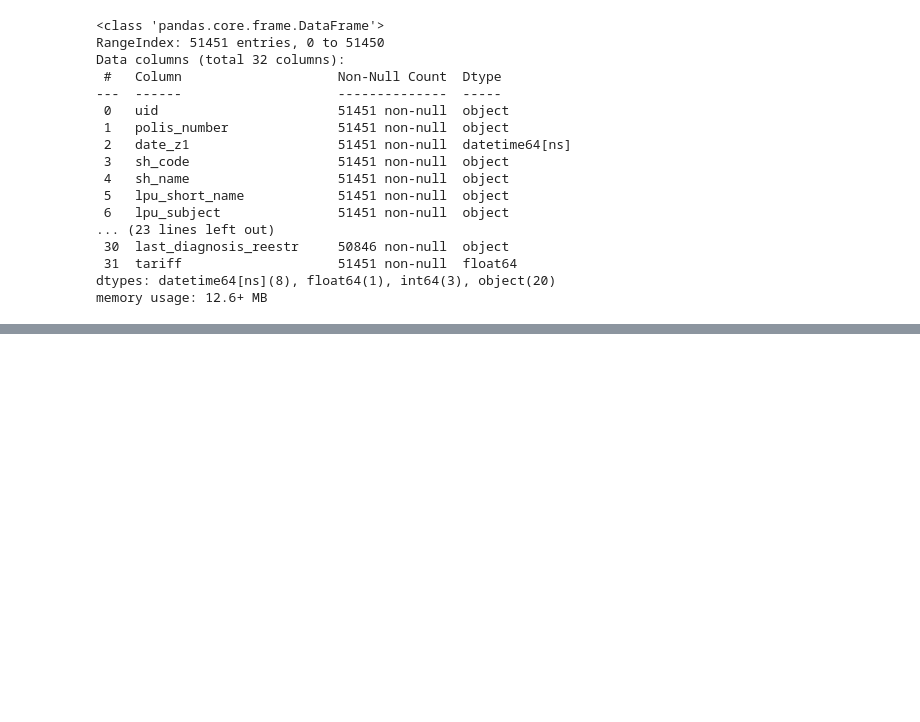
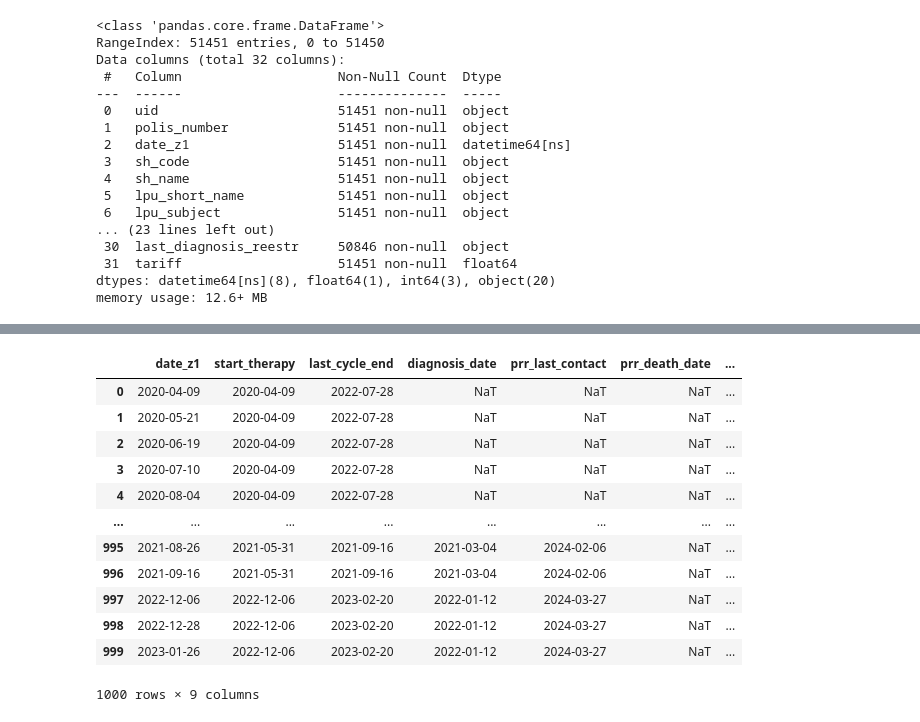
Before and after one commit to anofelesoff/analytics, a Jupyter notebook: c56.ipynb, the cells around one changed output, grey strips where cells are left out. Cells and saved outputs as stored; diff of their text form; code cells hidden in the pictures; blank space fills up the shorter version.

```diff
--- a/c56.ipynb
+++ b/c56.ipynb
@@ -114,0 +141,26 @@ df.head()
+# %%
+# Замена '00.01.1900' на NaT в столбцах с датами
+date_columns = ['date_z1', 'start_therapy', 'last_cycle_end', 'diagnosis_date',
+                'prr_last_contact', 'prr_death_date', 'last_contact_date_reestr', 'death_date_reestr']
+for col in date_columns:
+    df[col] = df[col].replace('1900-01-01', pd.NaT)
+
+# Создание флага выживаемости на основе death_date_reestr
+df['is_alive'] = df['prr_death_date'].isna().astype(int)  # 1 = жив, 0 = умер
+
+# Проверка результатов
+df[date_columns + ['is_alive']].head(1000)
+# %% [output]
+|  | date_z1 | start_therapy | last_cycle_end | diagnosis_date | prr_last_contact | prr_death_date | ... |
+| 0 | 2020-04-09 | 2020-04-09 | 2022-07-28 | NaT | NaT | NaT | ... |
+| 1 | 2020-05-21 | 2020-04-09 | 2022-07-28 | NaT | NaT | NaT | ... |
+| 2 | 2020-06-19 | 2020-04-09 | 2022-07-28 | NaT | NaT | NaT | ... |
+| 3 | 2020-07-10 | 2020-04-09 | 2022-07-28 | NaT | NaT | NaT | ... |
+| 4 | 2020-08-04 | 2020-04-09 | 2022-07-28 | NaT | NaT | NaT | ... |
+| ... | ... | ... | ... | ... | ... | ... | ... |
+| 995 | 2021-08-26 | 2021-05-31 | 2021-09-16 | 2021-03-04 | 2024-02-06 | NaT | ... |
+| 996 | 2021-09-16 | 2021-05-31 | 2021-09-16 | 2021-03-04 | 2024-02-06 | NaT | ... |
+| 997 | 2022-12-06 | 2022-12-06 | 2023-02-20 | 2022-01-12 | 2024-03-27 | NaT | ... |
+| 998 | 2022-12-28 | 2022-12-06 | 2023-02-20 | 2022-01-12 | 2024-03-27 | NaT | ... |
+| 999 | 2023-01-26 | 2022-12-06 | 2023-02-20 | 2022-01-12 | 2024-03-27 | NaT | ... |
+1000 rows × 9 columns
```
Also changed, not shown: parts of 3 cells of this notebook.
